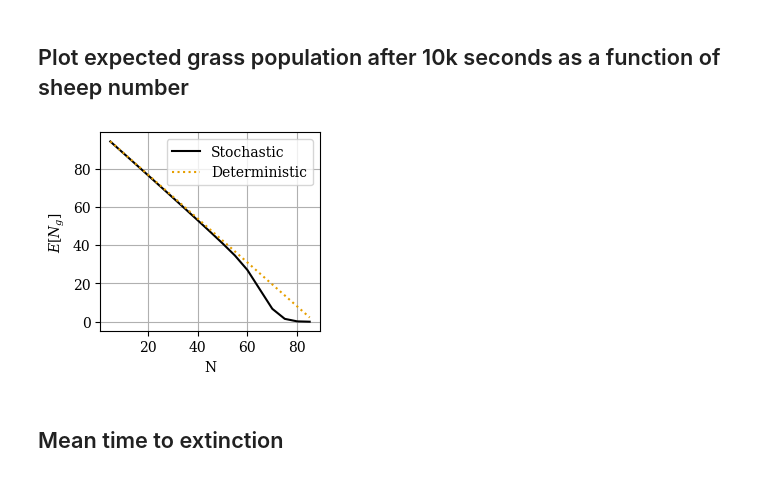
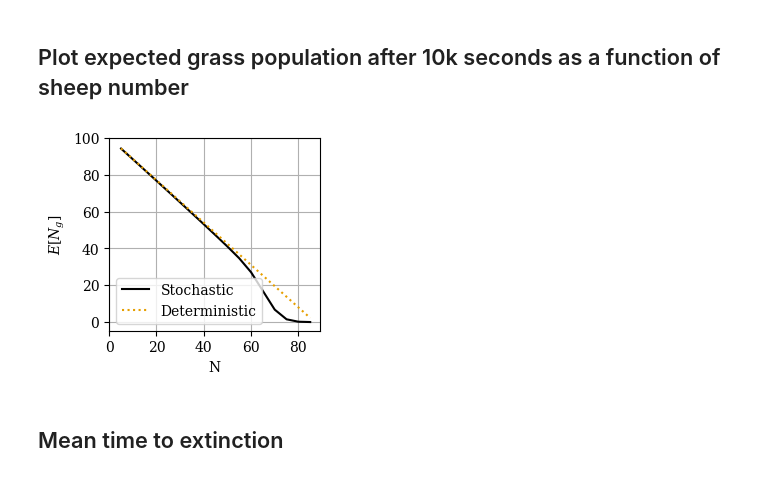
Before and after one commit to ELFREELAND/minecraft_sheep, a Jupyter notebook: stochastic/stochastic_model_kolmogorov.ipynb, the cells around one changed output. Cells and saved outputs as stored; diff of their text form; code cells hidden in the pictures.

```diff
--- a/stochastic/stochastic_model_kolmogorov.ipynb
+++ b/stochastic/stochastic_model_kolmogorov.ipynb
@@ -290,27 +290,29 @@ plt.show()
 # %%
 N_A = np.array([int(k) for k in list(sol_max_100.keys())])
 
 det_N_g_100 = np.array(100 - N_A*R/K)
 
 e_10k_100 = np.array([
     pmfE(sol_max_100[k]["y"][:,-1]) for k in list(sol_max_100.keys())
 ])
 
 f, ax = plt.subplots(layout="constrained", figsize=(2.8, 2.5))
 
 ax.set_prop_cycle(wong_cycle)
 
 ax.plot(N_A, e_10k_100, "-", label="Stochastic")
 ax.plot(N_A, det_N_g_100, ":", label="Deterministic")
 
 ax.grid(True)
 ax.legend()
 ax.set_xlabel("N")
 ax.set_ylabel("$E[N_g]$")
+ax.set_xlim(left=0)
+ax.set_ylim(top=100)
 
 plt.savefig("expected_N_g_vs_N.pdf")
 # %% [output]
-[figure, old version]
+[figure, new version]
 # %% [markdown]
 ## Mean time to extinction
 # %%
```
Also changed, not shown: parts of 9 cells of this notebook, 6 other files.
